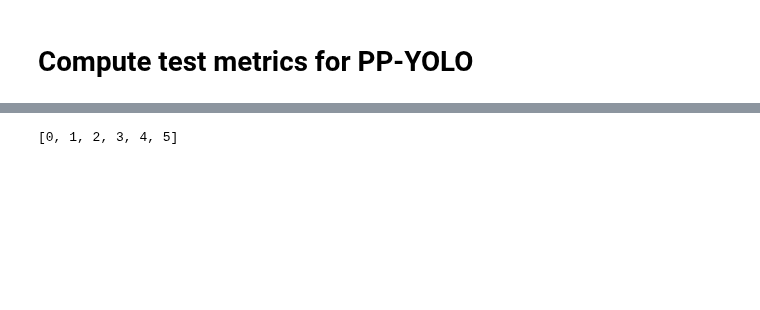
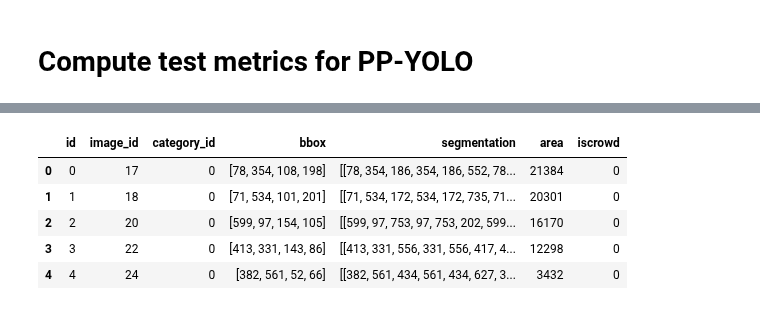
Before and after one commit to FadelMamar/datalabeling, a Jupyter notebook: notebooks/data_exploration.ipynb, the cells around one changed output, grey strips where cells are left out. Saved outputs shown, nothing was run; the diff lists cells and outputs as text; code cells hidden in the pictures; blank space fills up the shorter version.

```diff
--- a/notebooks/data_exploration.ipynb
+++ b/notebooks/data_exploration.ipynb
@@ -1224,4 +1468,11 @@ gt_path = r"D:\PhD\Data per camp\DetectionDataset\Identification-split\coco-data
 # %%
-# gt = pd.DataFrame.from_records(gt['annotations'])
-# gt.head()
+gt = pd.DataFrame.from_records(gt['annotations'])
+gt.head()
+# %% [output]
+|  | id | image_id | category_id | bbox | segmentation | area | iscrowd |
+| 0 | 0 | 17 | 0 | [78, 354, 108, 198] | [[78, 354, 186, 354, 186, 552, 78... | 21384 | 0 |
+| 1 | 1 | 18 | 0 | [71, 534, 101, 201] | [[71, 534, 172, 534, 172, 735, 71... | 20301 | 0 |
+| 2 | 2 | 20 | 0 | [599, 97, 154, 105] | [[599, 97, 753, 97, 753, 202, 599... | 16170 | 0 |
+| 3 | 3 | 22 | 0 | [413, 331, 143, 86] | [[413, 331, 556, 331, 556, 417, 4... | 12298 | 0 |
+| 4 | 4 | 24 | 0 | [382, 561, 52, 66] | [[382, 561, 434, 561, 434, 627, 3... | 3432 | 0 |
 # %%
@@ -1246,7 +1532,3 @@ gt = load_json(gt_path)
-# %%
-[i['id'] for i in gt['categories']]
-# %% [output]
-[0, 1, 2, 3, 4, 5]
 # %%
 print('-'*20,'Detection','-'*20)
 
```
Also changed, not shown: parts of 23 cells of this notebook.
